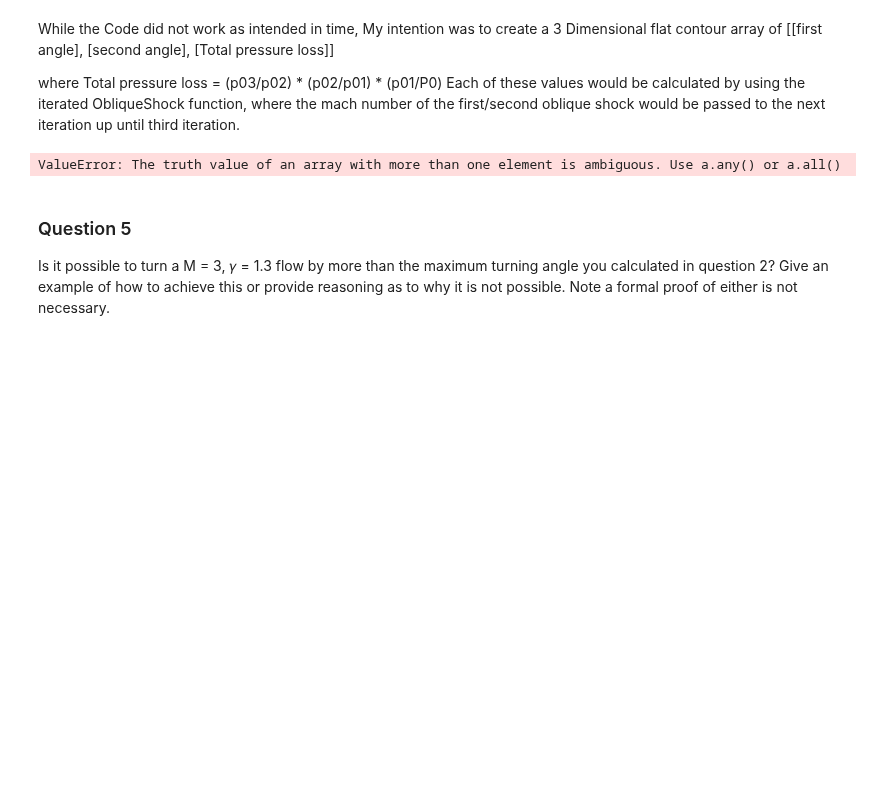
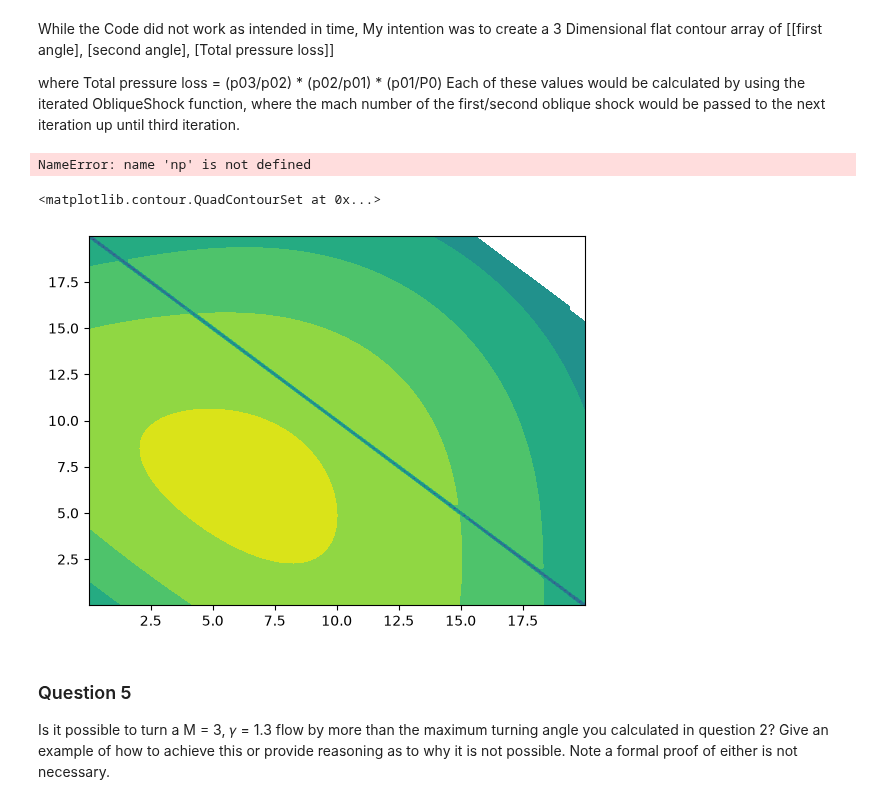
Before and after one commit to DanielKim0208/ME-433RocketScience, a Jupyter notebook: HW3/HW3.ipynb, the cells around one changed output. Cells and saved outputs as stored; diff of their text form; code cells hidden in the pictures; blank space fills up the shorter version.

```diff
--- a/HW3/HW3.ipynb
+++ b/HW3/HW3.ipynb
@@ -166,34 +171,33 @@ My intention was to create a 3 Dimensional flat contour array of [[first angle],
 
 where Total pressure loss = (p03/p02) * (p02/p01) * (p01/P0)
 Each of these values would be calculated by using the iterated ObliqueShock function, where the mach number of the first/second oblique shock would be passed to the next iteration up until third iteration.
-# %%
-#Given Parameters
-M_q4 = 3
-gamma_q4 = 1.3
-Theta_q4_total = 20
-
-#Creating Meshgrids of the first and second angle
-Theta_q4_m2 = np.linspace(0.001, 19.999, 1000)
-Theta_q4_m3 = np.linspace(0.001, 19.999, 1000)
-Theta_q4_Grid = np.meshgrid(Theta_q4_m2, Theta_q4_m3)
-
-
-#Creating empty TotalStagLoss array for value assignemnt
-TotalStagLoss = np.zeros((len(Theta_q4_m2), len(Theta_q4_m3)))
-
-#2D iteration over the given thetas, where i is the theta_m2 and j is the theta_m3
-for i in range(len(Theta_q4_m2)):
-    for j in range(len(Theta_q4_m3)):
-        Theta_m4 = np.ndarray.flatten(Theta_q4_total - Theta_q4_Grid[0][i] - Theta_q4_Grid[1][j])
-        if (Theta_m4 <= 0):
-            TotalStagLoss[i][j] = None
-        else:
-            FirstStageMach, a, b, FirstStageLoss = ObliqueShock(M_q4, gamma_q4, Theta_q4[0][i])
-            SecondStageMach, b, c, SecondStageLoss = ObliqueShock(FirstStageMach, gamma_q4, Theta_q4[1][j])
-            ThirdStageMach, e, f, ThirdStageLoss = ObliqueShock(SecondStageMach,gamma_q4,Theta_m4)
-            TotalStagLoss[i][j] = FirstStageLoss * SecondStageLoss * ThirdStageLoss
-# %% [output]
-ValueError: The truth value of an array with more than one element is ambiguous. Use a.any() or a.all()
+# %%
+def tripleObliqueStagnationLoss(M_init, gamma, Theta1, Theta2):
+    RemainingTheta = 20- Theta1 - Theta2
+    _, _, M_stage1, Stage1StagLoss = ObliqueShock(M_init, gamma, Theta1)
+    _, _, M_stage2, Stage2StagLoss = ObliqueShock(M_stage1, gamma, Theta2)
+    _, _, M_stage3, Stage3StagLoss = ObliqueShock(M_stage2, gamma, RemainingTheta)
+    return (Stage1StagLoss * Stage2StagLoss * Stage3StagLoss)
+# %%
+#Given Parameters
+M_q4 = 3
+gamma_q4 = 1.3
+Theta_q4_total = 20
+
+#Creating Meshgrids of the first and second angle
+Theta_q4_m2 = np.linspace(0.001, 19.999, 100)
+Theta_q4_m3 = np.linspace(0.001, 19.999, 100)
+
+
+Theta_q4_Grid_x, Theta_q4_Grid_y = np.meshgrid(Theta_q4_m2, Theta_q4_m3)
+TotStagLoss = tripleObliqueStagnationLoss(M_q4, gamma_q4, Theta_q4_Grid_x, Theta_q4_Grid_y)
+# %% [output]
+NameError: name 'np' is not defined
+# %%
+plt.contourf(Theta_q4_m2, Theta_q4_m3, TotStagLoss)
+# %% [output]
+<matplotlib.contour.QuadContourSet at 0x...>
+[figure, added]
 # %% [markdown]
 ### Question 5
 Is it possible to turn a M = 3, 𝛾 = 1.3 flow by more than the maximum turning angle you calculated in question 2? Give an example of how to achieve this or provide reasoning as to why it is not possible. Note a formal proof of either is not necessary.
```
Also changed, not shown: parts of 3 cells of this notebook.
